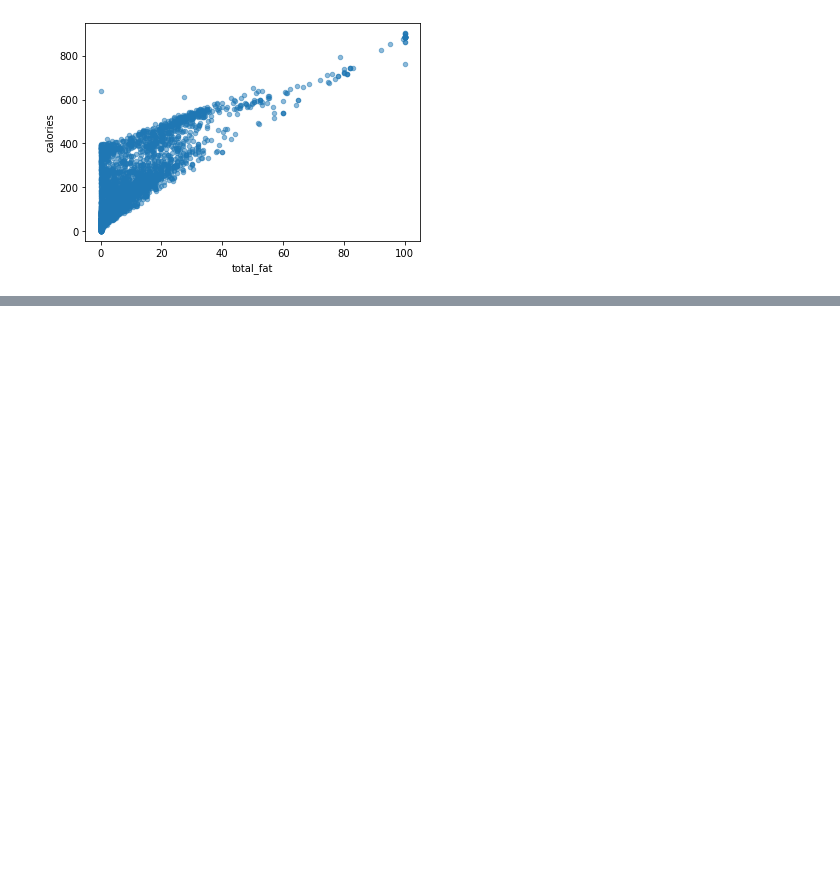
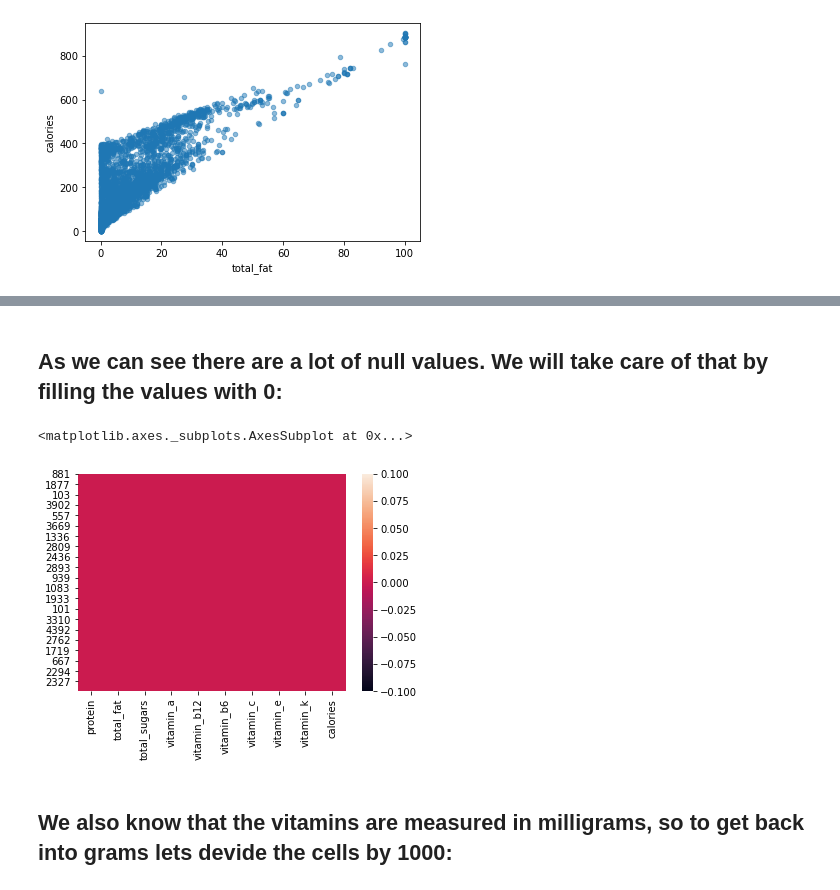
Before and after one commit to yarinl139/ProjectSemesterA, a Jupyter notebook: PYTHONFINAL.ipynb, the cells around one changed output, grey strips where cells are left out. Cells and saved outputs as stored; diff of their text form; code cells hidden in the pictures; blank space fills up the shorter version.

```diff
--- a/PYTHONFINAL.ipynb
+++ b/PYTHONFINAL.ipynb
@@ -203,0 +217,10 @@ train_set.plot(kind="scatter", x="total_fat", y="calories",
+# %% [markdown]
+## As we can see there are a lot of null values. We will take care of that by filling the values with 0:
+# %%
+train_set=train_set.fillna(0)
+sns.heatmap(train_set.isnull())
+# %% [output]
+<matplotlib.axes._subplots.AxesSubplot at 0x...>
+[figure, added]
+# %% [markdown]
+## We also know that the vitamins are measured in milligrams, so to get back into grams lets devide the cells by 1000:
```
Also changed, not shown: parts of 37 cells of this notebook.
